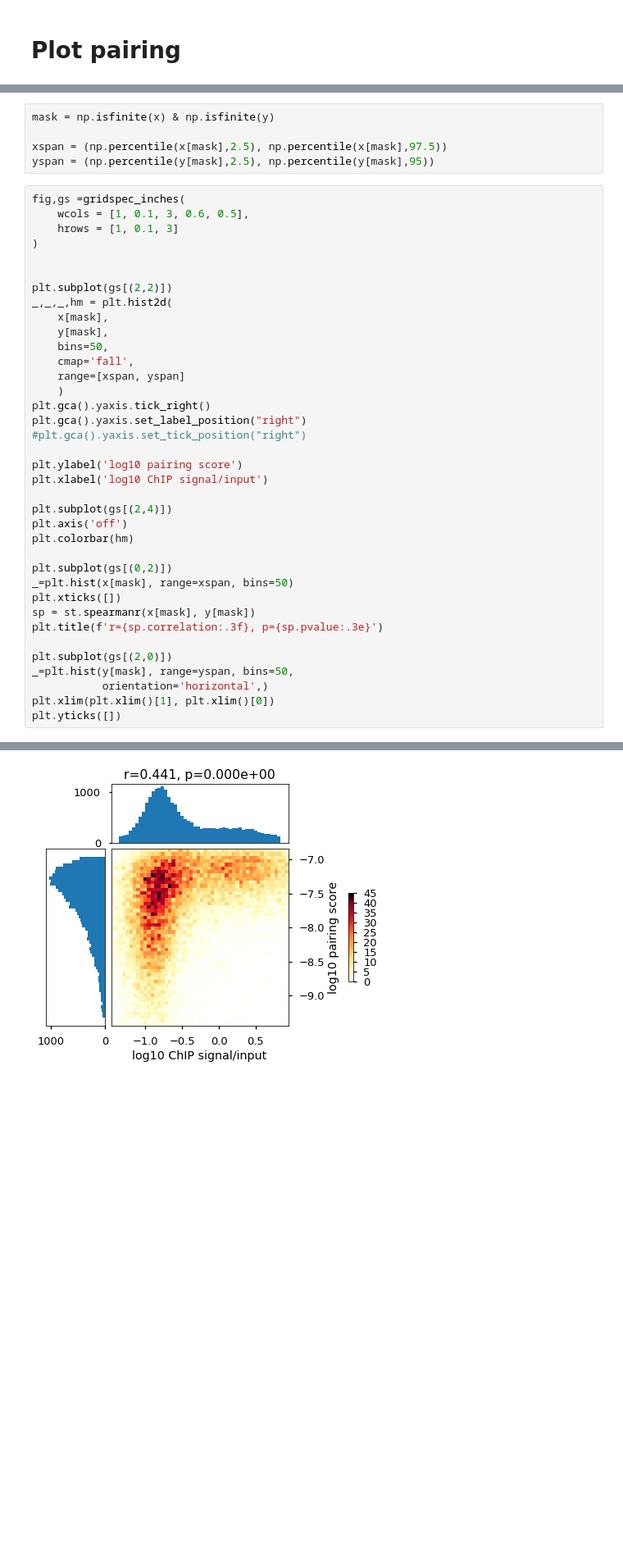
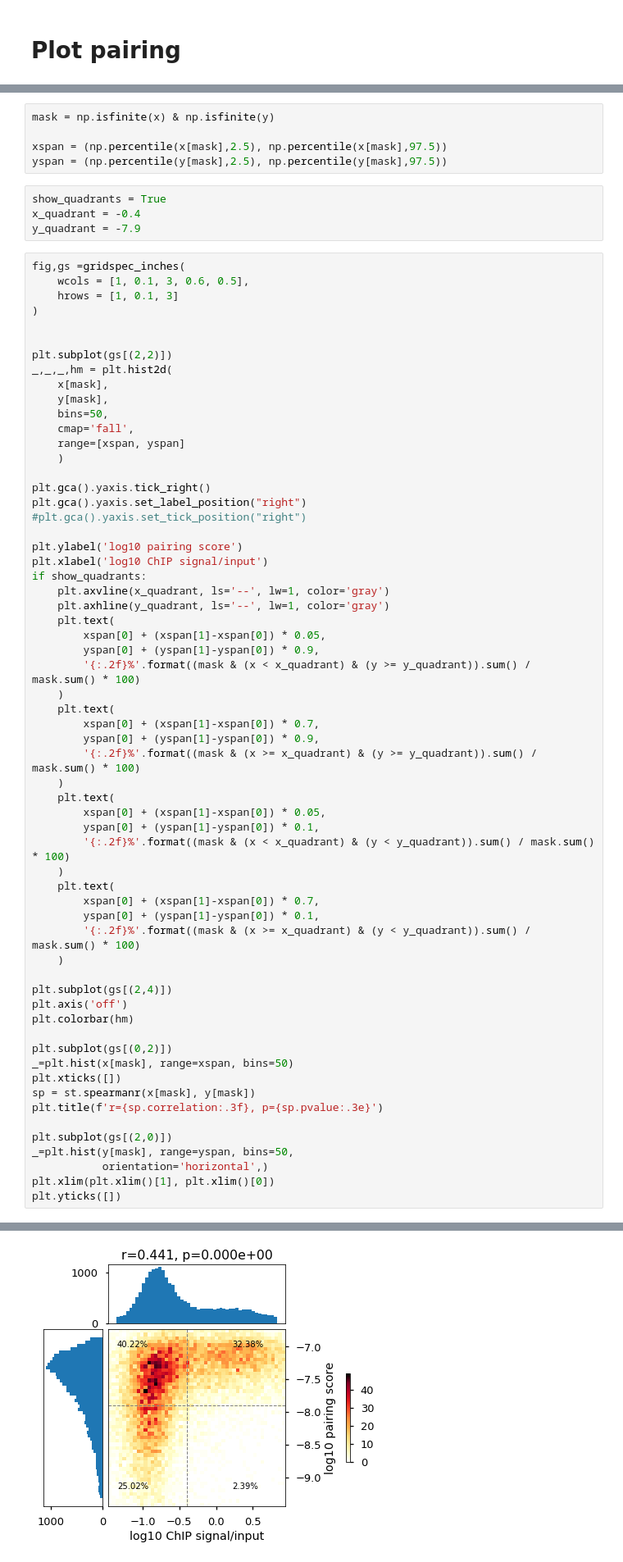
Before and after one commit to golobor/homolog-pairing, a Jupyter notebook: 2018-02-14-golden-plotter.ipynb, the cells around one changed output, grey strips where cells are left out. Shown at 82% size. Cells and saved outputs as stored; diff of their text form; blank space fills up the shorter version.

Commit message:
golden-plotter: add plotting quadrants

```diff
--- a/2018-02-14-golden-plotter.ipynb
+++ b/2018-02-14-golden-plotter.ipynb
@@ -167,7 +167,11 @@ for chrom in ['chr2L','chr2R','chr3L','chr3R']:
 mask = np.isfinite(x) & np.isfinite(y)
 
 xspan = (np.percentile(x[mask],2.5), np.percentile(x[mask],97.5))
-yspan = (np.percentile(y[mask],2.5), np.percentile(y[mask],95))
+yspan = (np.percentile(y[mask],2.5), np.percentile(y[mask],97.5))
+# %%
+show_quadrants = True
+x_quadrant = -0.4
+y_quadrant = -7.9
 # %%
 fig,gs =gridspec_inches(
     wcols = [1, 0.1, 3, 0.6, 0.5],
@@ -180,34 +184,58 @@ _,_,_,hm = plt.hist2d(
     x[mask],
     y[mask],
     bins=50,
     cmap='fall',
     range=[xspan, yspan]
     )
+
 plt.gca().yaxis.tick_right()
 plt.gca().yaxis.set_label_position("right")
 #plt.gca().yaxis.set_tick_position("right")
 
 plt.ylabel('log10 pairing score')
 plt.xlabel('log10 ChIP signal/input')
+if show_quadrants:
+    plt.axvline(x_quadrant, ls='--', lw=1, color='gray')
+    plt.axhline(y_quadrant, ls='--', lw=1, color='gray')
+    plt.text(
+        xspan[0] + (xspan[1]-xspan[0]) * 0.05,
+        yspan[0] + (yspan[1]-yspan[0]) * 0.9,
+        '{:.2f}%'.format((mask & (x < x_quadrant) & (y >= y_quadrant)).sum() / mask.sum() * 100)
+    )
+    plt.text(
+        xspan[0] + (xspan[1]-xspan[0]) * 0.7,
+        yspan[0] + (yspan[1]-yspan[0]) * 0.9,
+        '{:.2f}%'.format((mask & (x >= x_quadrant) & (y >= y_quadrant)).sum() / mask.sum() * 100)
+    )
+    plt.text(
+        xspan[0] + (xspan[1]-xspan[0]) * 0.05,
+        yspan[0] + (yspan[1]-yspan[0]) * 0.1,
+        '{:.2f}%'.format((mask & (x < x_quadrant) & (y < y_quadrant)).sum() / mask.sum() * 100)
+    )
+    plt.text(
+        xspan[0] + (xspan[1]-xspan[0]) * 0.7,
+        yspan[0] + (yspan[1]-yspan[0]) * 0.1,
+        '{:.2f}%'.format((mask & (x >= x_quadrant) & (y < y_quadrant)).sum() / mask.sum() * 100)
+    )
 
 plt.subplot(gs[(2,4)])
 plt.axis('off')
 plt.colorbar(hm)
 
 plt.subplot(gs[(0,2)])
 _=plt.hist(x[mask], range=xspan, bins=50)
 plt.xticks([])
 sp = st.spearmanr(x[mask], y[mask])
 plt.title(f'r={sp.correlation:.3f}, p={sp.pvalue:.3e}')
 
 plt.subplot(gs[(2,0)])
 _=plt.hist(y[mask], range=yspan, bins=50,
            orientation='horizontal',)
 plt.xlim(plt.xlim()[1], plt.xlim()[0])
 plt.yticks([])
 # %% [output]
 ([], <a list of 0 Text yticklabel objects>)
-[figure, old version]
+[figure, new version]
 # %% [markdown]
 ## Batch plot
 # %%
```
Also changed, not shown: parts of 1 cell of this notebook.
